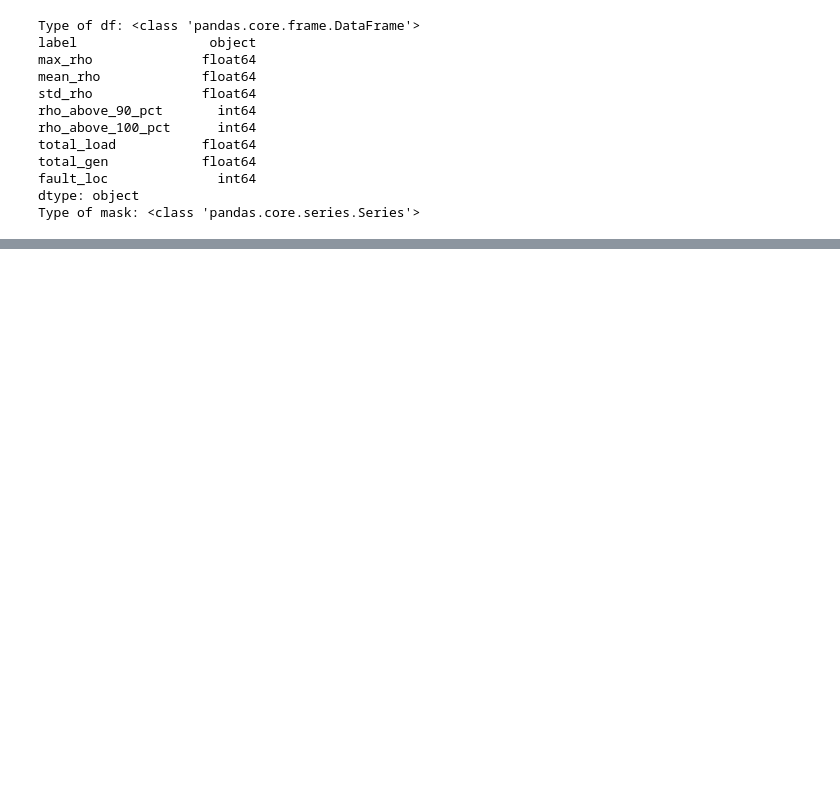
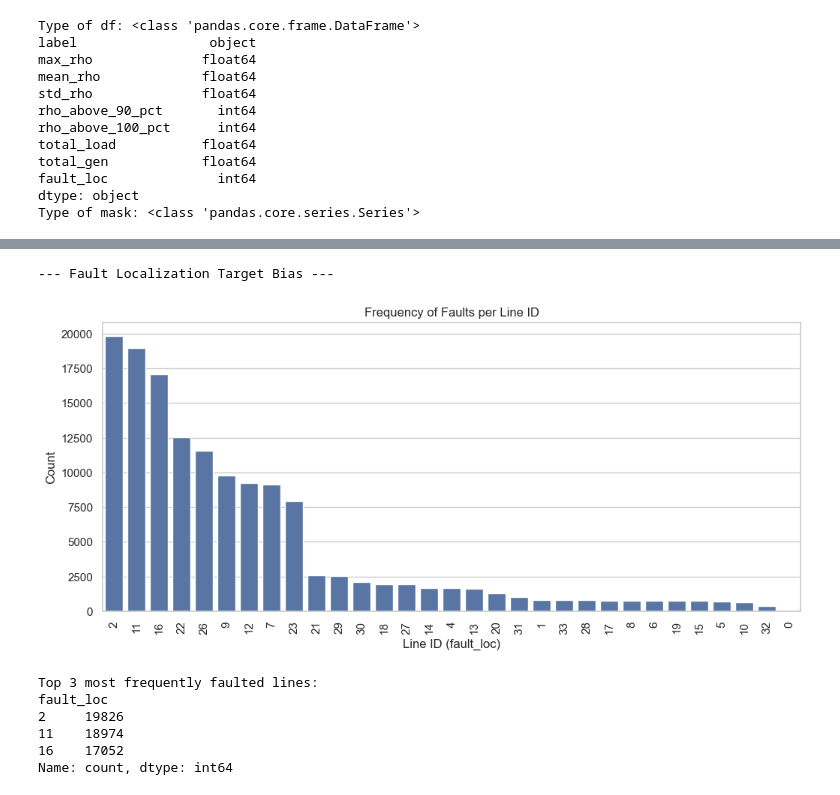
Before and after one commit to abrarfahim-1000/T2530913-code, a Jupyter notebook: EDA.ipynb, the cells around one changed output, grey strips where cells are left out. Drawn from its saved outputs; the diff is of its cells as text; code cells hidden in the pictures; blank space fills up the shorter version.

```diff
--- a/EDA.ipynb
+++ b/EDA.ipynb
@@ -176,0 +316,38 @@ plot_pca_clusters(df)
+# %%
+def check_fault_localization_bias(df):
+    """
+    Checks if the dataset is heavily biased towards tripping
+    specific lines, which would cause severe overfitting.
+    """
+    print("\n--- Fault Localization Target Bias ---")
+
+    # Filter for states where a specific fault location is logged
+    faults = df[df['fault_loc'] >= 0]
+
+    if len(faults) == 0:
+        print("No localized faults found in dataset.")
+        return
+
+    plt.figure(figsize=(12, 5))
+    sns.countplot(data=faults, x='fault_loc', order=faults['fault_loc'].value_counts().index)
+    plt.title('Frequency of Faults per Line ID')
+    plt.xlabel('Line ID (fault_loc)')
+    plt.ylabel('Count')
+    plt.xticks(rotation=90)
+    plt.show()
+
+    # Print the top 3 most frequently tripped lines
+    top_3 = faults['fault_loc'].value_counts().head(3)
+    print(f"Top 3 most frequently faulted lines:\n{top_3}")
+
+# Usage (using your existing df):
+check_fault_localization_bias(df)
+# %% [output]
+--- Fault Localization Target Bias ---
+[figure, added]
+Top 3 most frequently faulted lines:
+fault_loc
+2     19826
+11    18974
+16    17052
+Name: count, dtype: int64
```
Also changed, not shown: parts of 10 cells of this notebook, 3 other files.
